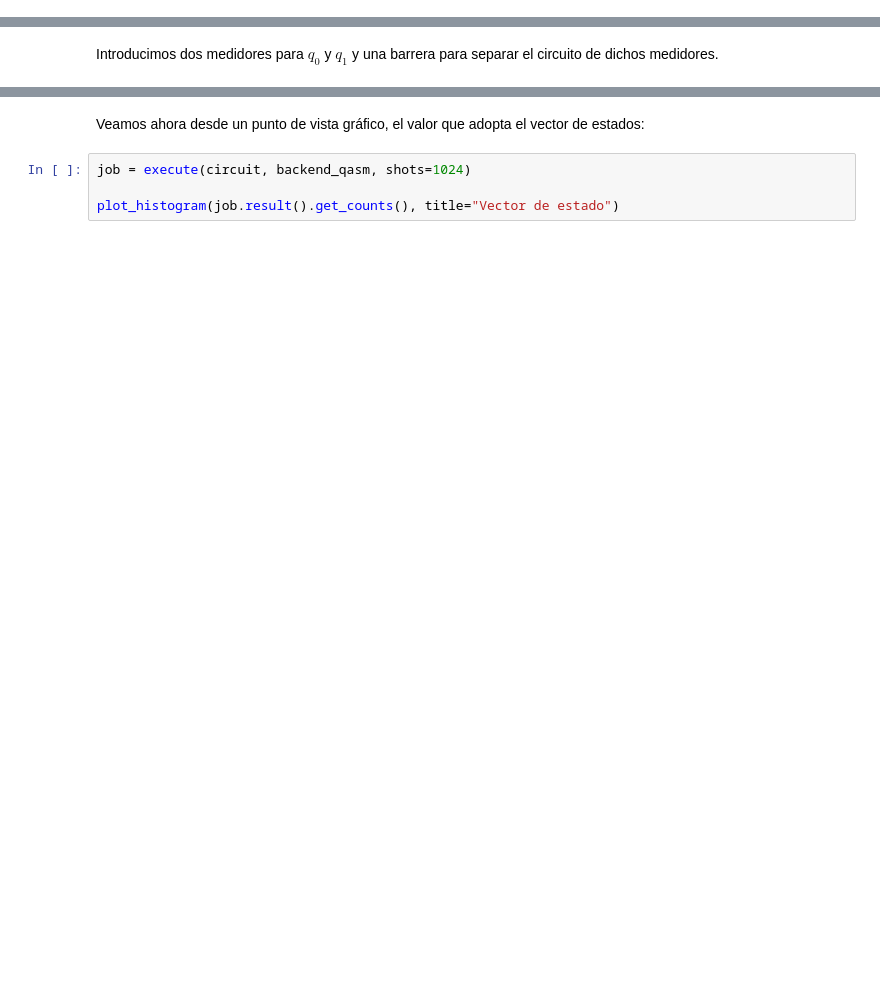
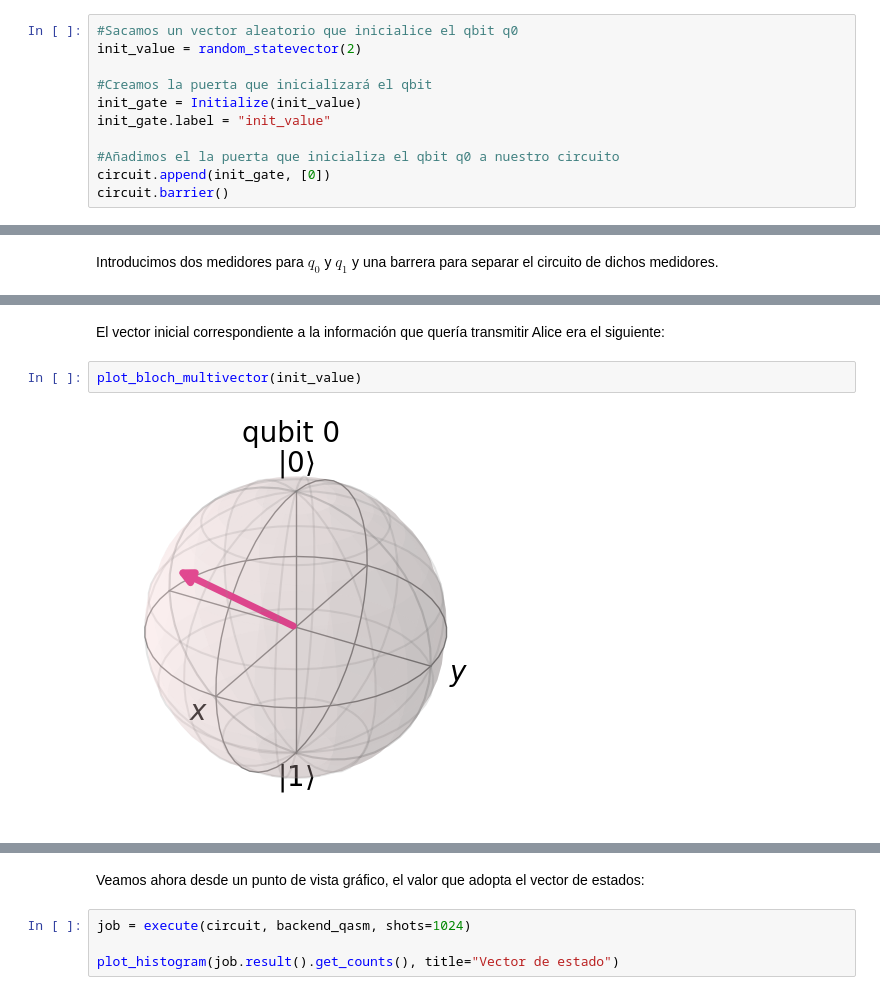
Before and after one commit to BlancaCC/ProcesamientoDeDatosAGranEscala, a Jupyter notebook: Practica opcional/Codigo.ipynb, the cells around one changed output, grey strips where cells are left out. Cells and saved outputs as stored; diff of their text form; blank space fills up the shorter version.

```diff
--- a/Practica opcional/Codigo.ipynb
+++ b/Practica opcional/Codigo.ipynb
@@ -25,0 +26,11 @@ circuit.h(qreg_q[0])
+# %%
+#Sacamos un vector aleatorio que inicialice el qbit q0
+init_value = random_statevector(2)
+
+#Creamos la puerta que inicializará el qbit
+init_gate = Initialize(init_value)
+init_gate.label = "init_value"
+
+#Añadimos el la puerta que inicializa el qbit q0 a nuestro circuito
+circuit.append(init_gate, [0])
+circuit.barrier()
@@ -104,0 +192,6 @@ c_1: ═══════════════════
+# %% [markdown]
+El vector inicial correspondiente a la información que quería transmitir Alice era el siguiente:
+# %%
+plot_bloch_multivector(init_value)
+# %% [output]
+[figure, added]
```
Also changed, not shown: parts of 35 cells of this notebook.
